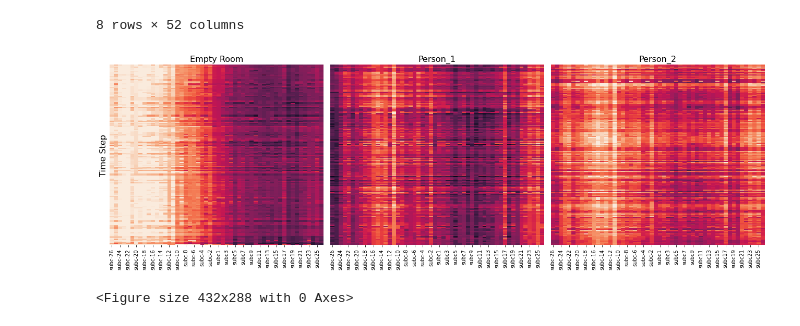
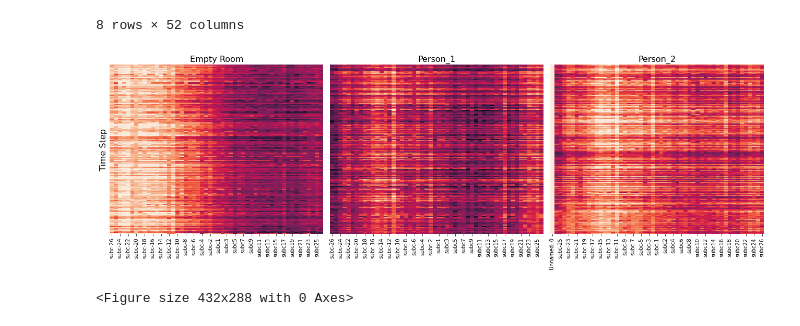
Before and after one commit to Paco-Danes/Thesis, a Jupyter notebook: Code/cleaningAndPlots.ipynb, the cells around one changed output. Saved outputs shown, nothing was run; the diff lists cells and outputs as text; code cells hidden in the pictures.

```diff
--- a/Code/cleaningAndPlots.ipynb
+++ b/Code/cleaningAndPlots.ipynb
@@ -71,34 +71,31 @@ fra_amp.describe()
 # %%
 #data_amp_c = my_utils.hampel_filtering(data_amp, window_size=51, thresh=3).loc[800:901, :]
 #fra_amp_c = my_utils.hampel_filtering(fra_amp, window_size=51, thresh=3).loc[800:901, :]
 #la_amp_c = my_utils.hampel_filtering(la_amp, window_size=51, thresh=3).loc[800:901, :]
 data_amp_c = pd.read_csv(f'..\Data\DataPreprocessed\empty1_w51_hamp_sf08.csv').loc[800:1001, :]
 fra_amp_c = pd.read_csv(f'..\Data\DataPreprocessed\\fra1_w51_hamp_sf08.csv').loc[800:1001, :]
-la_amp_c = pd.read_csv(f'..\Data\DataPreprocessed\laura1_w51_hamp_sf08.csv').loc[800:1001, :]
-gio_amp_c = pd.read_csv(f'..\Data\DataPreprocessed\gio1_w51_hamp_sf08.csv').loc[800:1001, :]
-data_amp_c = my_utils.DWT_denoising(data_amp_c)
-fra_amp_c = my_utils.DWT_denoising(fra_amp_c)
-gio_amp_c= my_utils.DWT_denoising(gio_amp_c)
+la_amp_c = pd.read_csv(f'..\Data\DataPreprocessed\laura2_w51_hamp_sf08.csv').loc[800:1001, :]
+gio_amp_c = pd.read_csv(f'..\Data\DataPreprocessed\\andrea4_w51_hamp_sf08.csv').loc[800:1001, :]
 vmin = min(data_amp_c.values.min(), fra_amp_c.values.min(), gio_amp_c.values.min())
 vmax = min(data_amp_c.values.max(), fra_amp_c.values.max(), gio_amp_c.values.max())
 fig, axes = plt.subplots(1, 3, figsize=(18,6))
 # Plot the first heatmap
 sns.heatmap(data_amp_c, ax=axes[0], vmin=vmin, vmax=vmax, cbar=False)
 axes[0].set_title("Empty Room", fontsize=16)
 axes[0].set_yticks([])
 axes[0].set_ylabel("Time Step", fontsize=16)
 # Plot the second heatmap
 sns.heatmap(fra_amp_c, ax=axes[1], vmin=vmin, vmax=vmax, cbar=False)
 axes[1].set_title("Person_1", fontsize=16)
 axes[1].set_yticks([])
 sns.heatmap(gio_amp_c, ax=axes[2], vmin=vmin, vmax=vmax, cbar=False)
 axes[2].set_title("Person_2", fontsize=16)
 axes[2].set_yticks([])
 plt.subplots_adjust(wspace=0.2)
 plt.tight_layout()
 plt.show()
 # %% [output]
-[figure, old version]
+[figure, new version]
 # %%
 data_p = pd.read_csv(f'..\Data\DataPreprocessed\empty1_calibratedPha.csv').loc[800:1001, :]
 fra_p = pd.read_csv(f'..\Data\DataPreprocessed\\fra1_calibratedPha.csv').loc[800:1001, :]
```
Also changed, not shown: 6 other files.
